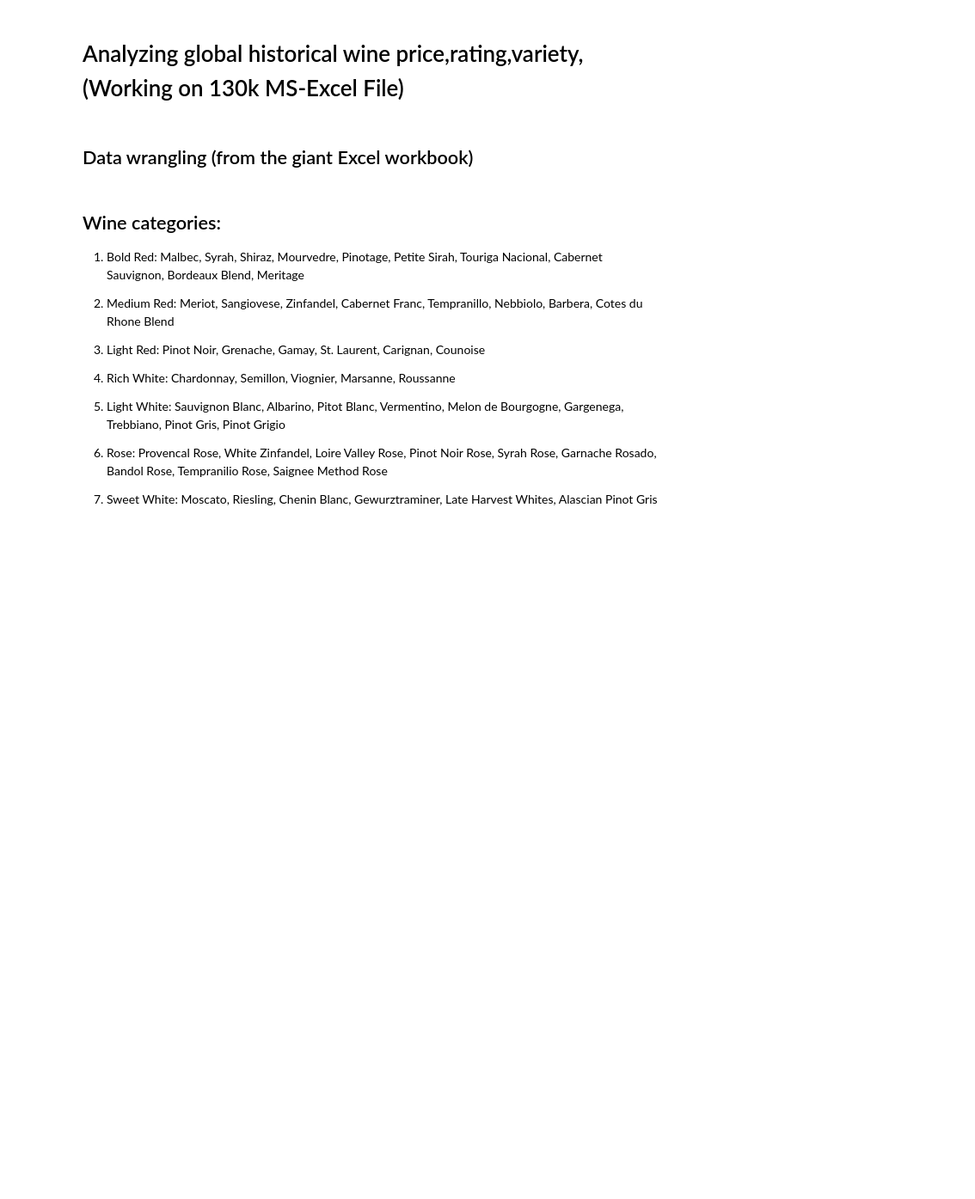
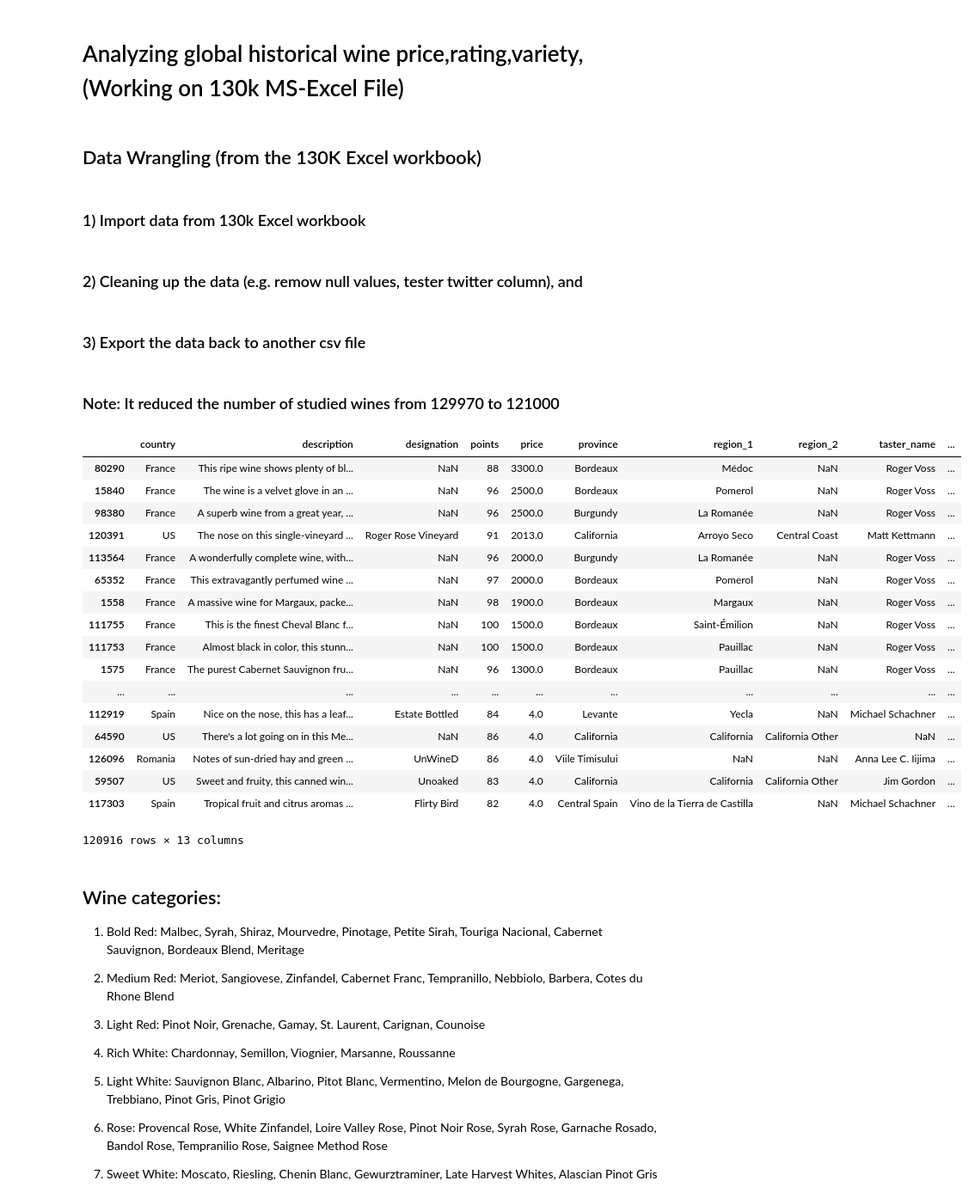
Before and after one commit to renatonico/Pygeons, a Jupyter notebook: notebooks/kevin.ipynb, the cells around one changed output. Shown at 86% size. Drawn from its saved outputs; the diff is of its cells as text; code cells hidden in the pictures; blank space fills up the shorter version.

```diff
--- a/notebooks/kevin.ipynb
+++ b/notebooks/kevin.ipynb
@@ -172,18 +196,43 @@ iplot(plot_scatter('Global Production_Consumption per Capita',gcppc,lgpc,rdf=dfg
 # %% [markdown]
 # Analyzing global historical wine price,rating,variety, (Working on 130k MS-Excel File)
 # %% [markdown]
-## Data wrangling (from the giant Excel workbook)
+## Data Wrangling (from the 130K Excel workbook)
+# %% [markdown]
+### 1) Import data from 130k Excel workbook
+# %% [markdown]
+### 2) Cleaning up the data (e.g. remow null values, tester twitter column),  and
+# %% [markdown]
+### 3) Export the data back to another csv file
+# %% [markdown]
+### Note: It reduced the number of studied wines from 129970 to 121000
 # %%
-#import data from
-file_one = "../data/rawdata/wine-reviews/winemag-data-130k-v2.csv"
+
+file_one = "../data/rawdata/winemag-data-130k-v2.csv"
 df = pd.read_csv(file_one,index_col=0)
 #cleaning data: delete the taster_tweeter address column
 df.drop(columns=['taster_twitter_handle'])
 #drop any null values
-#df = df[np.isfinite(df['price'])]
-#df = df[np.isfinite(df['points'])]
 df = df.dropna(subset=['country','points','price'])
 df.sort_values(by=['price'],ascending=False)
+# %% [output]
+|  | country | description | designation | points | price | province | region_1 | region_2 | taster_name | ... |
+| 80290 | France | This ripe wine shows plenty of bl... | NaN | 88 | 3300.0 | Bordeaux | Médoc | NaN | Roger Voss | ... |
+| 15840 | France | The wine is a velvet glove in an ... | NaN | 96 | 2500.0 | Bordeaux | Pomerol | NaN | Roger Voss | ... |
+| 98380 | France | A superb wine from a great year, ... | NaN | 96 | 2500.0 | Burgundy | La Romanée | NaN | Roger Voss | ... |
+| 120391 | US | The nose on this single-vineyard ... | Roger Rose Vineyard | 91 | 2013.0 | California | Arroyo Seco | Central Coast | Matt Kettmann | ... |
+| 113564 | France | A wonderfully complete wine, with... | NaN | 96 | 2000.0 | Burgundy | La Romanée | NaN | Roger Voss | ... |
+| 65352 | France | This extravagantly perfumed wine ... | NaN | 97 | 2000.0 | Bordeaux | Pomerol | NaN | Roger Voss | ... |
+| 1558 | France | A massive wine for Margaux, packe... | NaN | 98 | 1900.0 | Bordeaux | Margaux | NaN | Roger Voss | ... |
+| 111755 | France | This is the finest Cheval Blanc f... | NaN | 100 | 1500.0 | Bordeaux | Saint-Émilion | NaN | Roger Voss | ... |
+| 111753 | France | Almost black in color, this stunn... | NaN | 100 | 1500.0 | Bordeaux | Pauillac | NaN | Roger Voss | ... |
+| 1575 | France | The purest Cabernet Sauvignon fru... | NaN | 96 | 1300.0 | Bordeaux | Pauillac | NaN | Roger Voss | ... |
+| ... | ... | ... | ... | ... | ... | ... | ... | ... | ... | ... |
+| 112919 | Spain | Nice on the nose, this has a leaf... | Estate Bottled | 84 | 4.0 | Levante | Yecla | NaN | Michael Schachner | ... |
+| 64590 | US | There's a lot going on in this Me... | NaN | 86 | 4.0 | California | California | California Other | NaN | ... |
+| 126096 | Romania | Notes of sun-dried hay and green ... | UnWineD | 86 | 4.0 | Viile Timisului | NaN | NaN | Anna Lee C. Iijima | ... |
+| 59507 | US | Sweet and fruity, this canned win... | Unoaked | 83 | 4.0 | California | California | California Other | Jim Gordon | ... |
+| 117303 | Spain | Tropical fruit and citrus aromas ... | Flirty Bird | 82 | 4.0 | Central Spain | Vino de la Tierra de Castilla | NaN | Michael Schachner | ... |
+120916 rows × 13 columns
 # %% [markdown]
 ## Wine categories:
 1) Bold Red: Malbec, Syrah, Shiraz, Mourvedre, Pinotage, Petite Sirah, Touriga Nacional, Cabernet Sauvignon, Bordeaux Blend, Meritage
```
Also changed, not shown: parts of 8 cells of this notebook.
